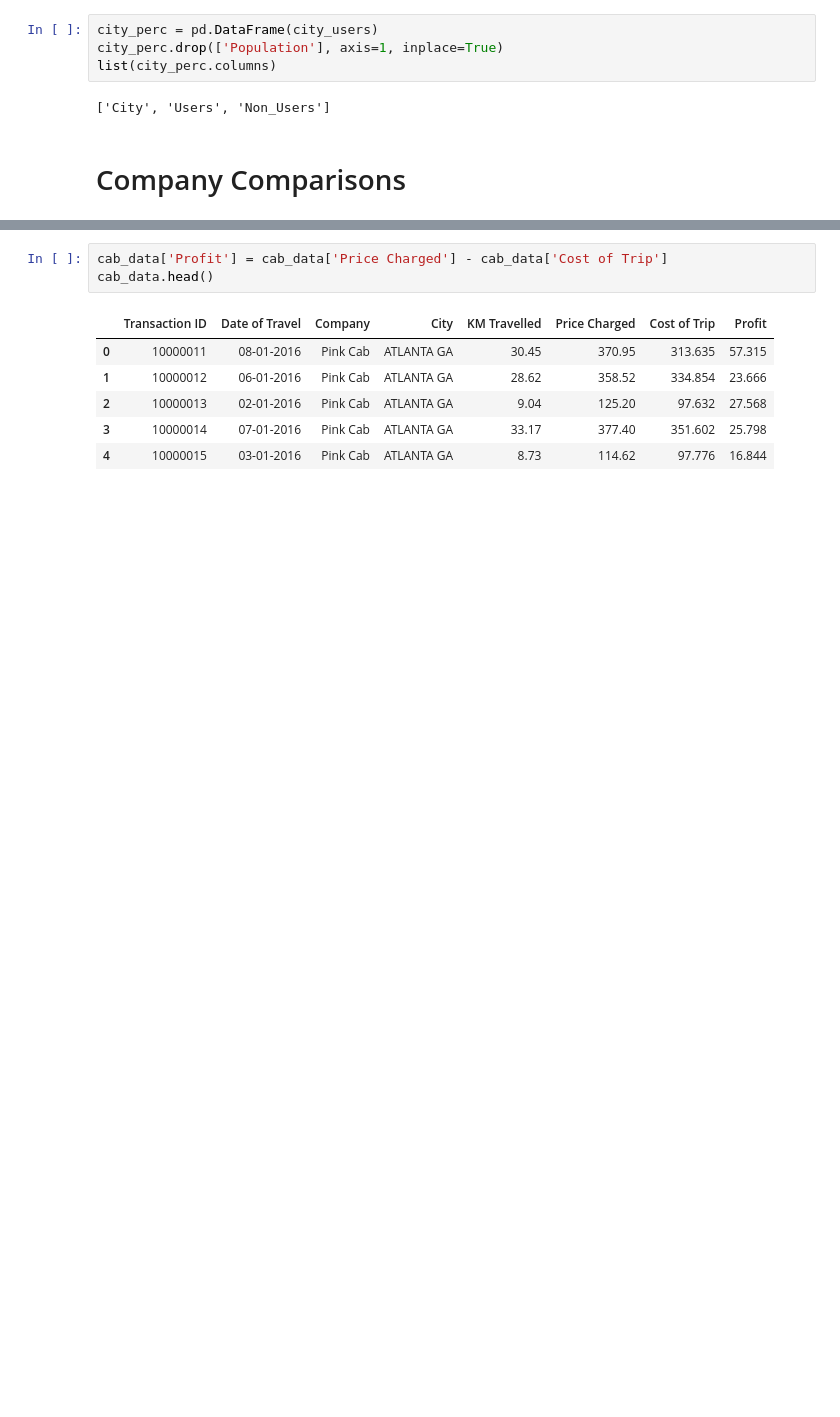
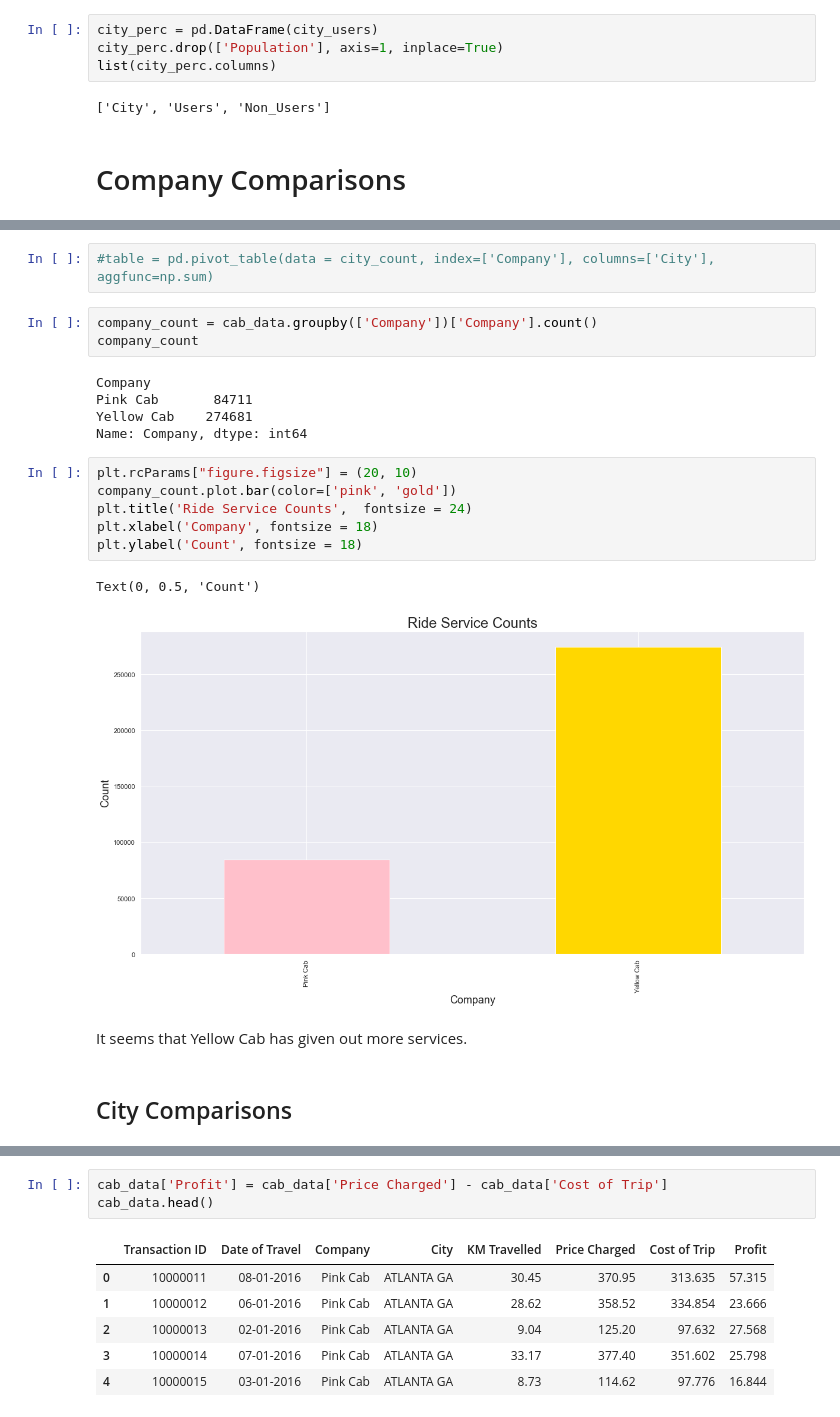
Before and after one commit to JeffersonTPelera/DataGlacier, a Jupyter notebook: week2/EDA.ipynb, the cells around one changed output, grey strips where cells are left out. Saved outputs shown, nothing was run; the diff lists cells and outputs as text; blank space fills up the shorter version.

```diff
--- a/week2/G2M.ipynb
+++ b/week2/EDA.ipynb
@@ -167,0 +184,23 @@ list(city_perc.columns)
+# %%
+#table = pd.pivot_table(data = city_count, index=['Company'], columns=['City'], aggfunc=np.sum)
+# %%
+company_count = cab_data.groupby(['Company'])['Company'].count()
+company_count
+# %% [output]
+Company
+Pink Cab       84711
+Yellow Cab    274681
+Name: Company, dtype: int64
+# %%
+plt.rcParams["figure.figsize"] = (20, 10)
+company_count.plot.bar(color=['pink', 'gold'])
+plt.title('Ride Service Counts',  fontsize = 24)
+plt.xlabel('Company', fontsize = 18)
+plt.ylabel('Count', fontsize = 18)
+# %% [output]
+Text(0, 0.5, 'Count')
+[figure, added]
+# %% [markdown]
+It seems that Yellow Cab has given out more services.
+# %% [markdown]
+## City Comparisons
```
Also changed, not shown: parts of 57 cells of this notebook, 2 other files.
